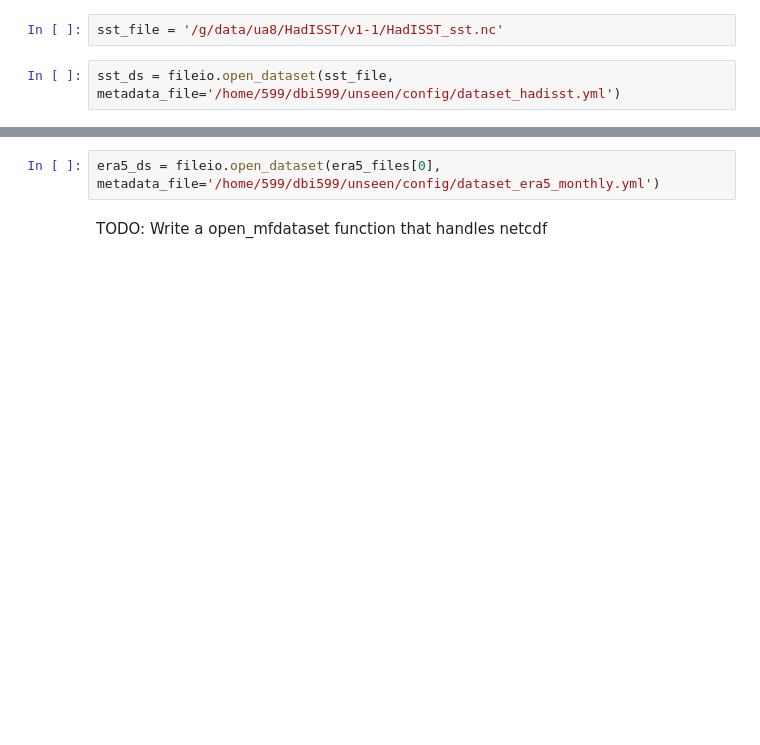
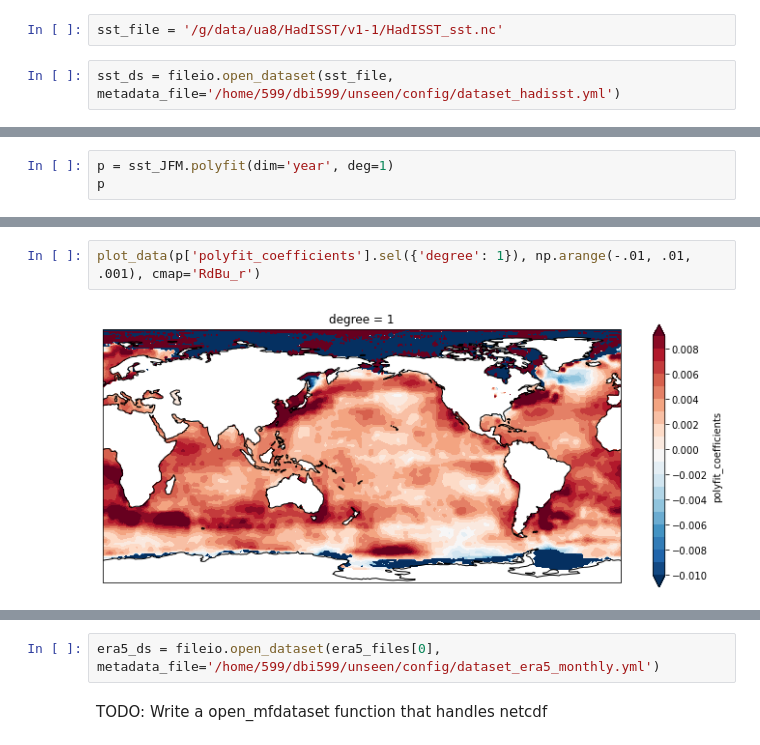
Before and after one commit to DamienIrving/wheatbelt, a Jupyter notebook: composites.ipynb, the cells around one changed output, grey strips where cells are left out. Drawn from its saved outputs; the diff is of its cells as text; blank space fills up the shorter version.

```diff
--- a/composites.ipynb
+++ b/composites.ipynb
@@ -35,0 +140,3 @@ Attributes:
+# %%
+p = sst_JFM.polyfit(dim='year', deg=1)
+p
@@ -35,0 +163,4 @@ Attributes:
+# %%
+plot_data(p['polyfit_coefficients'].sel({'degree': 1}), np.arange(-.01, .01, .001), cmap='RdBu_r')
+# %% [output]
+[figure, added]
```
Also changed, not shown: parts of 23 cells of this notebook.
